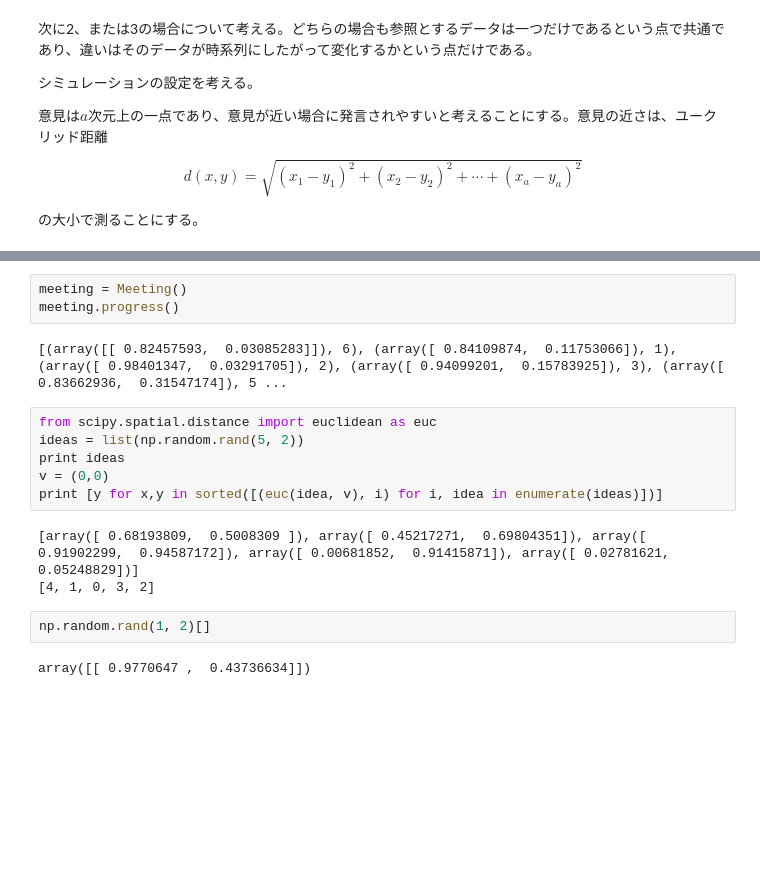
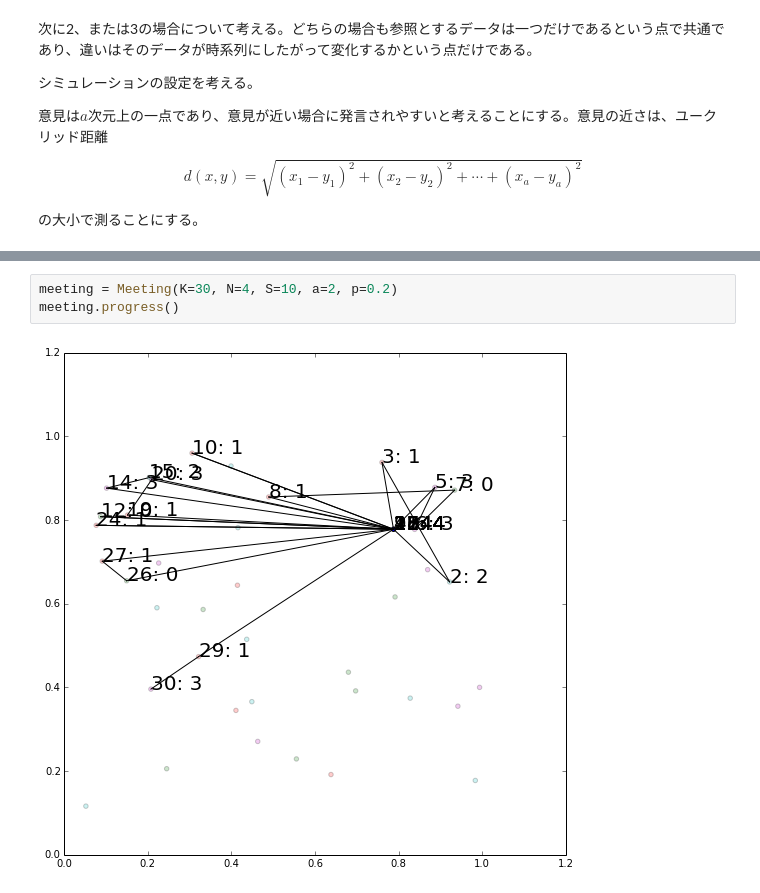
Before and after one commit to ssh0/sotsuron, a Jupyter notebook: simple3/simple3.ipynb, the cells around one changed output, grey strips where cells are left out. Drawn from its saved outputs; the diff is of its cells as text; blank space fills up the shorter version.

```diff
--- a/simple3/simple3.ipynb
+++ b/simple3/simple3.ipynb
@@ -187,18 +218,5 @@ class Meeting:
-# %%
-meeting = Meeting()
-meeting.progress()
-# %% [output]
-[(array([[ 0.82457593,  0.03085283]]), 6), (array([ 0.84109874,  0.11753066]), 1), (array([ 0.98401347,  0.03291705]), 2), (array([ 0.94099201,  0.15783925]), 3), (array([ 0.83662936,  0.31547174]), 5 ...
-# %%
-from scipy.spatial.distance import euclidean as euc
-ideas = list(np.random.rand(5, 2))
-print ideas
-v = (0,0)
-print [y for x,y in sorted([(euc(idea, v), i) for i, idea in enumerate(ideas)])]
-# %% [output]
-[array([ 0.68193809,  0.5008309 ]), array([ 0.45217271,  0.69804351]), array([ 0.91902299,  0.94587172]), array([ 0.00681852,  0.91415871]), array([ 0.02781621,  0.05248829])]
-[4, 1, 0, 3, 2]
-# %%
-np.random.rand(1, 2)[]
-# %% [output]
-array([[ 0.9770647 ,  0.43736634]])
+# %%
+meeting = Meeting(K=30, N=4, S=10, a=2, p=0.2)
+meeting.progress()
+# %% [output]
+[figure, added]
```
Also changed, not shown: parts of 3 cells of this notebook.
